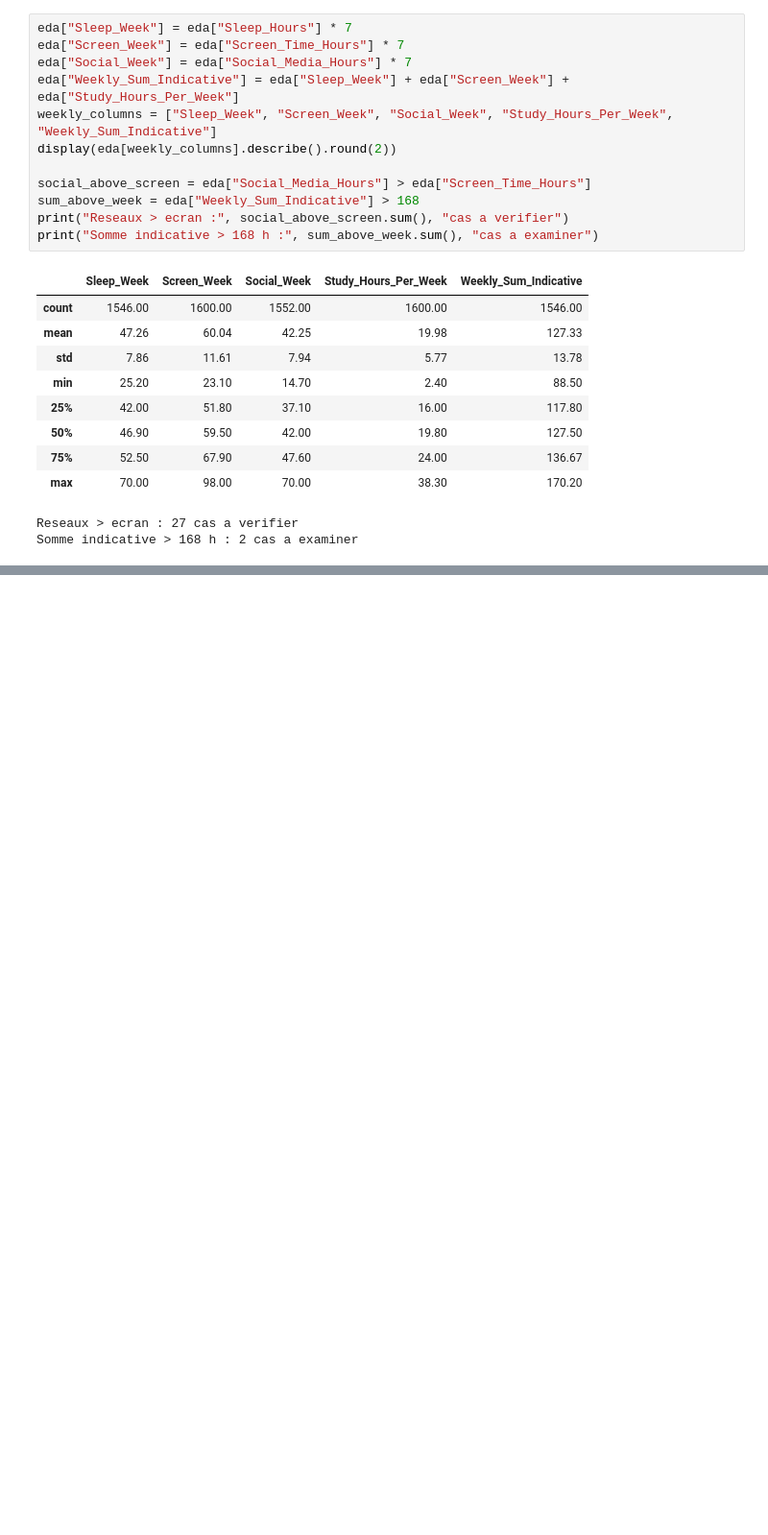
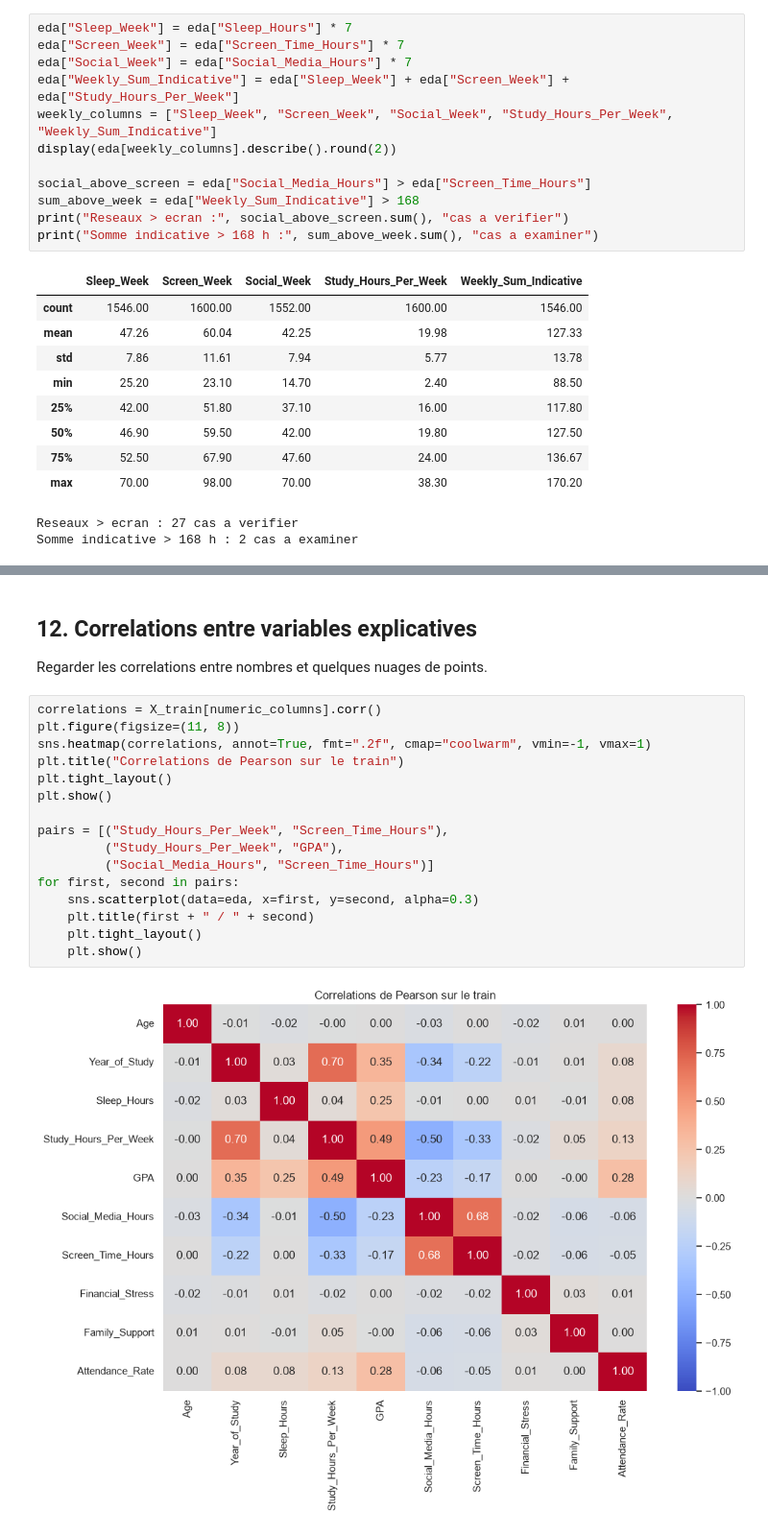
Before and after one commit to ayouberrak2/Jury-Blanc, a Jupyter notebook: notebooks/01_eda.ipynb, the cells around one changed output, grey strips where cells are left out. Shown at 96% size. Cells and saved outputs as stored; diff of their text form; blank space fills up the shorter version.

```diff
--- a/notebooks/01_eda.ipynb
+++ b/notebooks/01_eda.ipynb
@@ -152,0 +257,22 @@ Somme indicative > 168 h : 2 cas a examiner
+# %% [markdown]
+## 12. Correlations entre variables explicatives
+
+Regarder les correlations entre nombres et quelques nuages de points.
+# %%
+correlations = X_train[numeric_columns].corr()
+plt.figure(figsize=(11, 8))
+sns.heatmap(correlations, annot=True, fmt=".2f", cmap="coolwarm", vmin=-1, vmax=1)
+plt.title("Correlations de Pearson sur le train")
+plt.tight_layout()
+plt.show()
+
+pairs = [("Study_Hours_Per_Week", "Screen_Time_Hours"),
+         ("Study_Hours_Per_Week", "GPA"),
+         ("Social_Media_Hours", "Screen_Time_Hours")]
+for first, second in pairs:
+    sns.scatterplot(data=eda, x=first, y=second, alpha=0.3)
+    plt.title(first + " / " + second)
+    plt.tight_layout()
+    plt.show()
+# %% [output]
+[figure, added]
```
Also changed, not shown: parts of 9 cells of this notebook.
